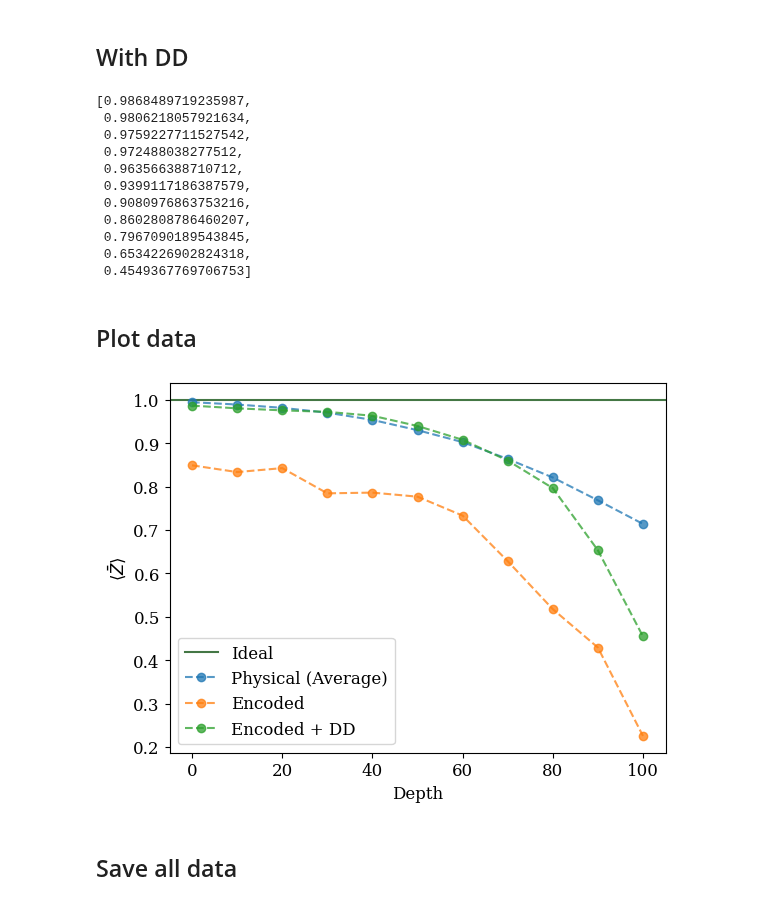
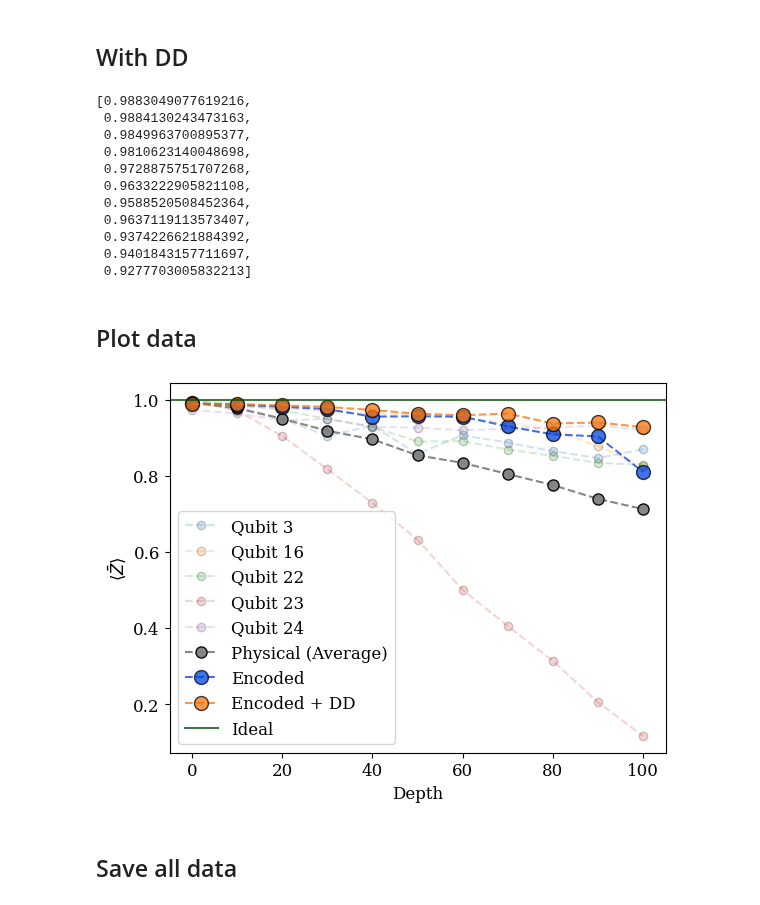
Before and after one commit to rmlarose/encoded, a Jupyter notebook: experiments/five-qubit/memory/hardware/run-zero-state-logical-z-five-qubit-code.ipynb, the cells around one changed output. Drawn from its saved outputs; the diff is of its cells as text; code cells hidden in the pictures.

Commit message:
Add five-qubit code memory experiment data and updated (messy) scripts.

```diff
--- a/experiments/five-qubit/memory/hardware/run-zero-state-logical-z-five-qubit-code.ipynb
+++ b/experiments/five-qubit/memory/hardware/run-zero-state-logical-z-five-qubit-code.ipynb
@@ -35,12 +35,12 @@ k = 1                                   # Number of logical qubits.
 # %%
 # Computer and qubits to use.
 service = qiskit_ibm_runtime.QiskitRuntimeService()  # This assumes a saved account.
-computer = service.backend("ibm_kyiv")
+computer = service.backend("ibm_fez")
 sampler = Sampler(computer)
 
 # See calibration data at https://quantum.ibm.com/services/resources to select good qubits.
 layout = {
-    5: [14, 0, 1, 2, 3]
+    5 : [3, 16, 22, 23, 24],
     # 7: [99, 100, 101, 110, 117, 118, 119]
     # 7 : [3, 2, 1, 0, 14, 18, 19],
 }
@@ -361,17 +361,17 @@ all_counts_dd = [result.data.measure.get_counts() for result in job_dd.result()]
 evals_dd = [get_lst_ev(counts, observable_elements, stabilizer_elements) for counts in all_counts_dd]
 evals_dd
 # %% [output]
-[0.9868489719235987,
- 0.9806218057921634,
- 0.9759227711527542,
- 0.972488038277512,
- 0.963566388710712,
- 0.9399117186387579,
- 0.9080976863753216,
- 0.8602808786460207,
- 0.7967090189543845,
- 0.6534226902824318,
- 0.4549367769706753]
+[0.9883049077619216,
+ 0.9884130243473163,
+ 0.9849963700895377,
+ 0.9810623140048698,
+ 0.9728875751707268,
+ 0.9633222905821108,
+ 0.9588520508452364,
+ 0.9637119113573407,
+ 0.9374226621884392,
+ 0.9401843157711697,
+ 0.9277703005832213]
 # %% [markdown]
 ## Plot data
 # %%
@@ -379,21 +379,26 @@ save_key = f"memory_five_qubit_code_zero_state_z_{computer.name}_{time_key}_job_
 # %%
 plt.rcParams.update({"font.family": "serif", "font.size": 12})
 colors = ["xkcd:blue", "xkcd:orange", "xkcd:red"]
 alpha: float = 0.75
 
+for qubit, evals in all_evals.items():
+    plt.plot(depths, evals, "--o", alpha=0.2, mec="black", label=f"Qubit {qubit}")
+
+
+plt.plot(depths, evals_raw_avg, "--o", ms=8, color="grey", mec="black", alpha=0.95, label="Physical (Average)")
+# plt.plot(depths, all_evals[121], "--o", alpha=alpha, label="Physical (Best)")
+plt.plot(depths, evals_encoded, "--o", alpha=alpha, ms=10, mec="black", color="xkcd:blue", label="Encoded")
+plt.plot(depths, evals_dd, "--o", alpha=alpha, ms=10, mec="black", color="xkcd:orange", label="Encoded + DD")
+
 plt.axhline(1.0, label="Ideal", alpha=alpha, color="xkcd:darkgreen")
-plt.plot(depths, evals_raw_avg, "--o", alpha=alpha, label="Physical (Average)")
-# plt.plot(depths, all_evals[121], "--o", alpha=alpha, label="Physical (Best)")
-plt.plot(depths, evals_encoded, "--o", alpha=alpha, label="Encoded")
-plt.plot(depths, evals_dd, "--o", alpha=alpha, label="Encoded + DD")
 
 plt.ylabel(r"$\langle \bar{Z} \rangle$")
 plt.xlabel("Depth")
 
 plt.legend();
 plt.savefig(save_key + ".pdf")
 # %% [output]
-[figure, old version]
+[figure, new version]
 # %% [markdown]
 ## Save all data
 # %%
```
Also changed, not shown: parts of 6 cells of this notebook, 27 other files.
